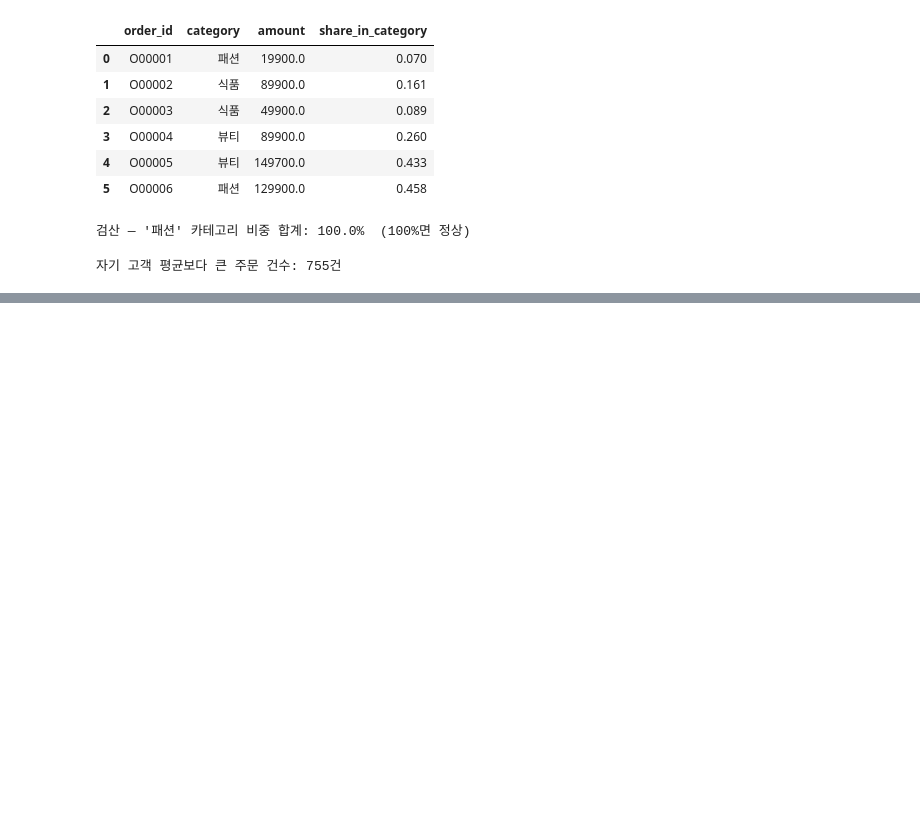
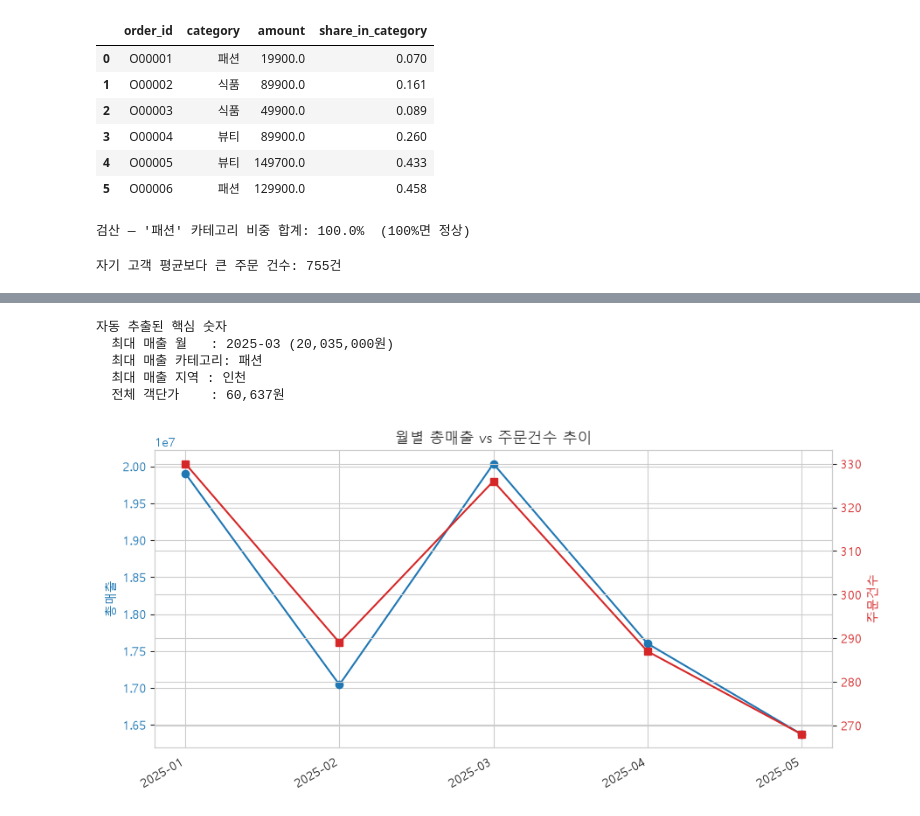
Before and after one commit to meosun129/ai-data-bootcamp, a Jupyter notebook: D004/Day3.ipynb, the cells around one changed output, grey strips where cells are left out. Saved outputs shown, nothing was run; the diff lists cells and outputs as text; code cells hidden in the pictures; blank space fills up the shorter version.

```diff
--- a/D004/Day3.ipynb
+++ b/D004/Day3.ipynb
@@ -567,0 +753,19 @@ print(f"자기 고객 평균보다 큰 주문 건수: {count}건")
+# %%
+# 시나리오 2 — 월별 KPI
+df["month"] = df["order_date"].dt.to_period("M").astype(str)
+
+monthly_kpi = (
+    df.groupby("month")
+    .agg(
+        총매출=("amount", "sum"),
+        주문건수=("order_id", "count"),
+        객단가=("amount", "mean"),
+        구매고객수=("customer_id", "nunique"),   # nunique: 고유 고객 수
+    )
+    .round(0)
+)
+# 전월 대비 매출 증감률(%)도 추가 — 경영 보고서의 단골 지표
+monthly_kpi["매출증감률(%)"] = (monthly_kpi["총매출"].pct_change() * 100).round(1)
+
+print("[월별 KPI 요약표]")
+display(monthly_kpi)
@@ -567,0 +821,36 @@ print(f"자기 고객 평균보다 큰 주문 건수: {count}건")
+# %%
+# 핵심 숫자 자동 추출 (보고서 문장에 채워 넣기 위함)
+best_month = monthly_kpi["총매출"].idxmax()
+best_month_sales = monthly_kpi["총매출"].max()
+top_category = df.groupby("category")["amount"].sum().idxmax()
+top_region = df.groupby("region")["amount"].sum().idxmax()
+overall_aov = df["amount"].mean()
+
+print("자동 추출된 핵심 숫자")
+print(f"  최대 매출 월   : {best_month} ({best_month_sales:,.0f}원)")
+print(f"  최대 매출 카테고리: {top_category}")
+print(f"  최대 매출 지역 : {top_region}")
+print(f"  전체 객단가    : {overall_aov:,.0f}원")
+# %% [output]
+자동 추출된 핵심 숫자
+  최대 매출 월   : 2025-03 (20,035,000원)
+  최대 매출 카테고리: 패션
+  최대 매출 지역 : 인천
+  전체 객단가    : 60,637원
+# %%
+fig, ax1 = plt.subplots(figsize=(10, 5))
+
+ax1.plot(monthly_kpi.index, monthly_kpi["총매출"], color="tab:blue", marker="o", label="총매출")
+ax1.set_ylabel("총매출", color="tab:blue")
+ax1.tick_params(axis="y", labelcolor="tab:blue")
+
+ax2 = ax1.twinx()
+ax2.plot(monthly_kpi.index, monthly_kpi["주문건수"], color="tab:red", marker="s", label="주문건수")
+ax2.set_ylabel("주문건수", color="tab:red")
+ax2.tick_params(axis="y", labelcolor="tab:red")
+
+plt.title("월별 총매출 vs 주문건수 추이")
+fig.autofmt_xdate()
+plt.show()
+# %% [output]
+[figure, added]
```
Also changed, not shown: parts of 16 cells of this notebook.
